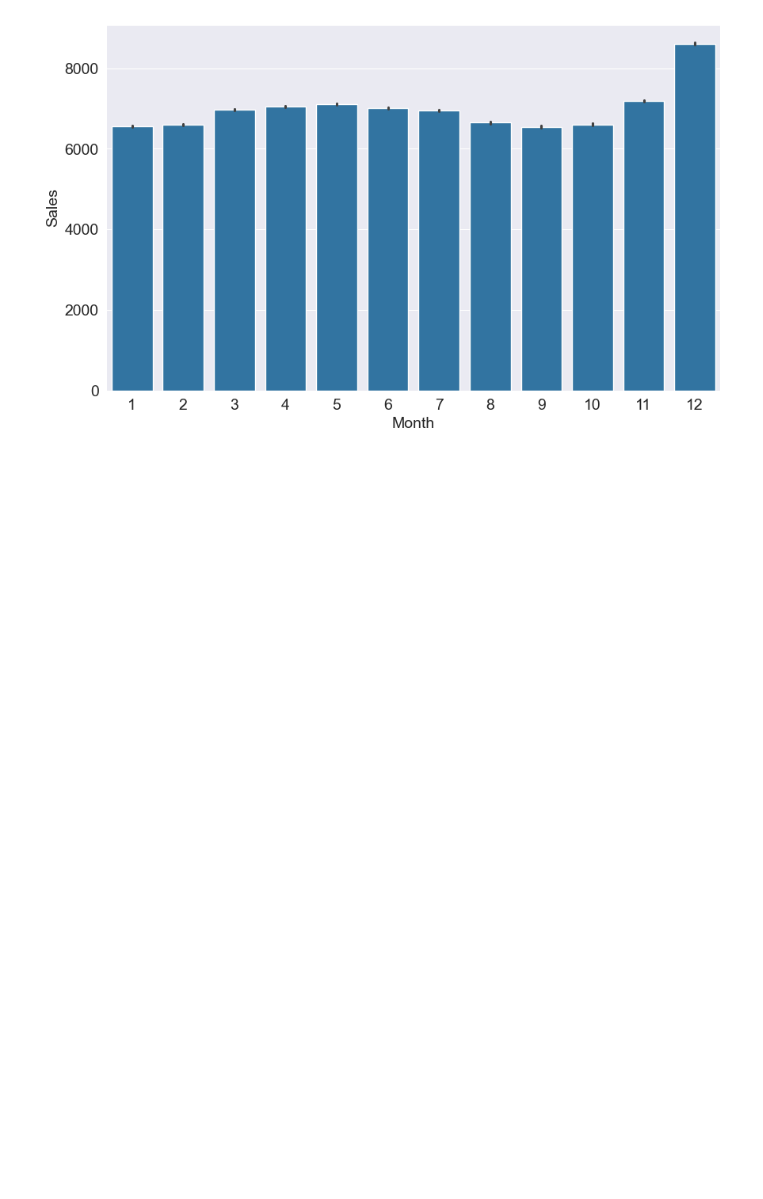
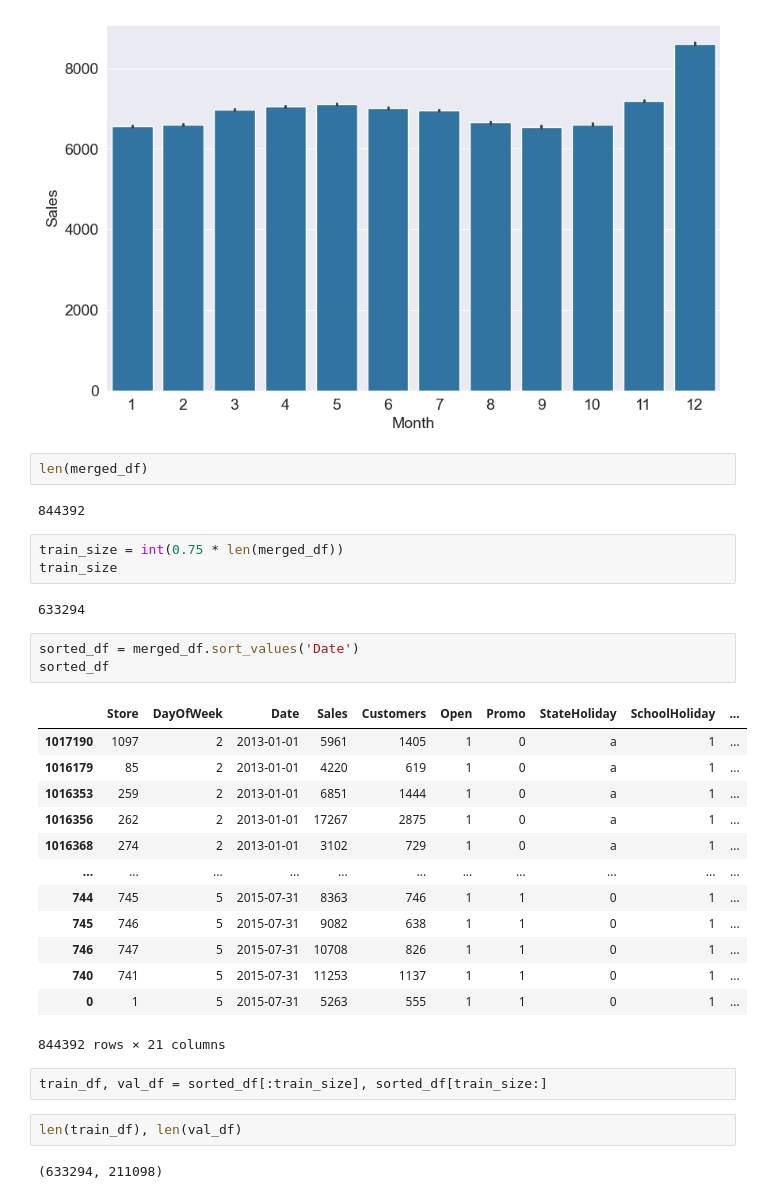
Before and after one commit to KennedyMungai/scikit-learn-course, a Jupyter notebook: scikit_learn_how_to_approach_ml_projects.ipynb, the cells around one changed output. Saved outputs shown, nothing was run; the diff lists cells and outputs as text; blank space fills up the shorter version.

Commit message:
Sorted out the data into training data ansd validation data

```diff
--- a/scikit_learn_how_to_approach_ml_projects.ipynb
+++ b/scikit_learn_how_to_approach_ml_projects.ipynb
@@ -241,3 +241,35 @@ sns.barplot(data=merged_df, x='Month', y='Sales')
 # %% [output]
 <Axes: xlabel='Month', ylabel='Sales'>
 [figure]
+# %%
+len(merged_df)
+# %% [output]
+844392
+# %%
+train_size = int(0.75 * len(merged_df))
+train_size
+# %% [output]
+633294
+# %%
+sorted_df = merged_df.sort_values('Date')
+sorted_df
+# %% [output]
+|  | Store | DayOfWeek | Date | Sales | Customers | Open | Promo | StateHoliday | SchoolHoliday | ... |
+| 1017190 | 1097 | 2 | 2013-01-01 | 5961 | 1405 | 1 | 0 | a | 1 | ... |
+| 1016179 | 85 | 2 | 2013-01-01 | 4220 | 619 | 1 | 0 | a | 1 | ... |
+| 1016353 | 259 | 2 | 2013-01-01 | 6851 | 1444 | 1 | 0 | a | 1 | ... |
+| 1016356 | 262 | 2 | 2013-01-01 | 17267 | 2875 | 1 | 0 | a | 1 | ... |
+| 1016368 | 274 | 2 | 2013-01-01 | 3102 | 729 | 1 | 0 | a | 1 | ... |
+| ... | ... | ... | ... | ... | ... | ... | ... | ... | ... | ... |
+| 744 | 745 | 5 | 2015-07-31 | 8363 | 746 | 1 | 1 | 0 | 1 | ... |
+| 745 | 746 | 5 | 2015-07-31 | 9082 | 638 | 1 | 1 | 0 | 1 | ... |
+| 746 | 747 | 5 | 2015-07-31 | 10708 | 826 | 1 | 1 | 0 | 1 | ... |
+| 740 | 741 | 5 | 2015-07-31 | 11253 | 1137 | 1 | 1 | 0 | 1 | ... |
+| 0 | 1 | 5 | 2015-07-31 | 5263 | 555 | 1 | 1 | 0 | 1 | ... |
+844392 rows × 21 columns
+# %%
+train_df, val_df = sorted_df[:train_size], sorted_df[train_size:]
+# %%
+len(train_df), len(val_df)
+# %% [output]
+(633294, 211098)
```
Also changed, not shown: parts of 4 cells of this notebook.
